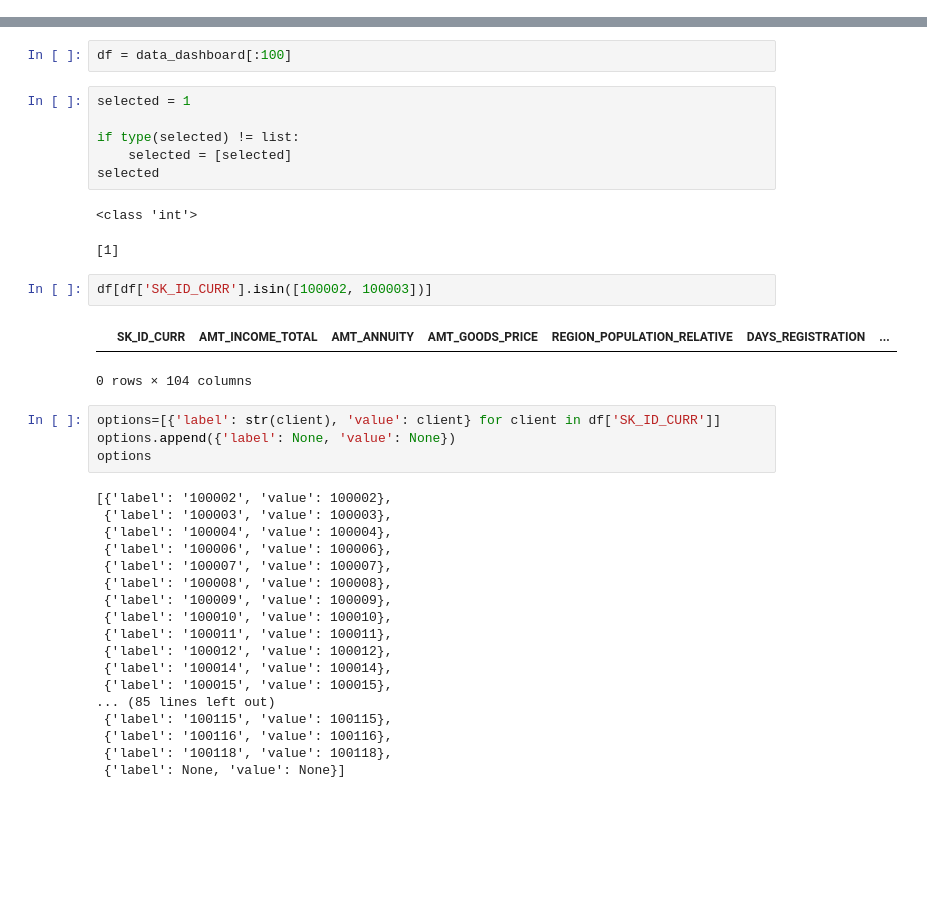
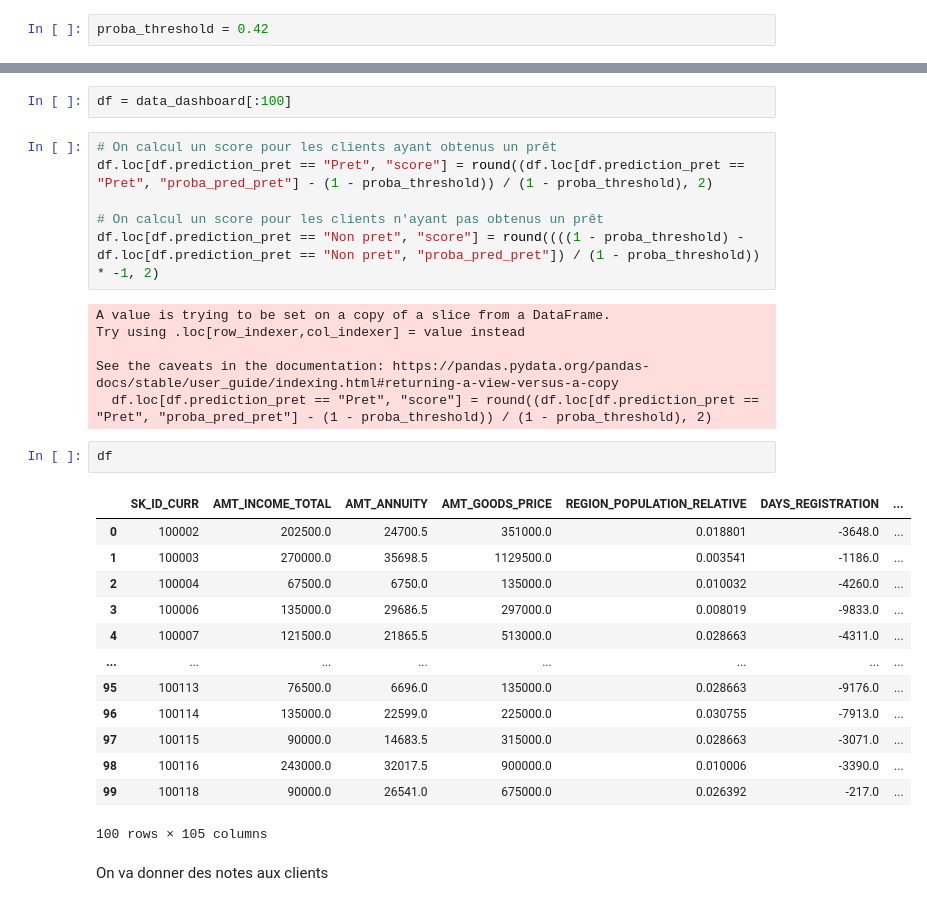
Before and after one commit to RubenHf/Scoring-model-banking, a Jupyter notebook: Halifa_Ruben_2_Dashboard_082023.ipynb, the cells around one changed output, grey strips where cells are left out. Drawn from its saved outputs; the diff is of its cells as text; blank space fills up the shorter version.

```diff
--- a/Halifa_Ruben_2_Dashboard_082023.ipynb
+++ b/Halifa_Ruben_2_Dashboard_082023.ipynb
@@ -25 +27,3 @@ model = load_model("banking_model_20230901135647")
+# %%
+proba_threshold = 0.42
 # %%
@@ -74,38 +58,32 @@ df.iloc[:, cols]
 # %%
 df = data_dashboard[:100]
-# %%
-selected = 1
-
-if type(selected) != list:
-    selected = [selected]
-selected
-# %% [output]
-<class 'int'>
-[1]
-# %%
-df[df['SK_ID_CURR'].isin([100002, 100003])]
-# %% [output]
-|  | SK_ID_CURR | AMT_INCOME_TOTAL | AMT_ANNUITY | AMT_GOODS_PRICE | REGION_POPULATION_RELATIVE | DAYS_REGISTRATION | ... |
-0 rows × 104 columns
-# %%
-options=[{'label': str(client), 'value': client} for client in df['SK_ID_CURR']]
-options.append({'label': None, 'value': None})
-options
-# %% [output]
-[{'label': '100002', 'value': 100002},
- {'label': '100003', 'value': 100003},
- {'label': '100004', 'value': 100004},
- {'label': '100006', 'value': 100006},
- {'label': '100007', 'value': 100007},
- {'label': '100008', 'value': 100008},
- {'label': '100009', 'value': 100009},
- {'label': '100010', 'value': 100010},
- {'label': '100011', 'value': 100011},
- {'label': '100012', 'value': 100012},
- {'label': '100014', 'value': 100014},
- {'label': '100015', 'value': 100015},
-... (85 lines left out)
- {'label': '100115', 'value': 100115},
- {'label': '100116', 'value': 100116},
- {'label': '100118', 'value': 100118},
- {'label': None, 'value': None}]
+# %%
+# On calcul un score pour les clients ayant obtenus un prêt
+df.loc[df.prediction_pret == "Pret", "score"] = round((df.loc[df.prediction_pret == "Pret", "proba_pred_pret"] - (1 - proba_threshold)) / (1 - proba_threshold), 2)
+
+# On calcul un score pour les clients n'ayant pas obtenus un prêt
+df.loc[df.prediction_pret == "Non pret", "score"] = round((((1 - proba_threshold) - df.loc[df.prediction_pret == "Non pret", "proba_pred_pret"]) / (1 - proba_threshold)) * -1, 2)
+# %% [output]
+A value is trying to be set on a copy of a slice from a DataFrame.
+Try using .loc[row_indexer,col_indexer] = value instead
+
+See the caveats in the documentation: https://pandas.pydata.org/pandas-docs/stable/user_guide/indexing.html#returning-a-view-versus-a-copy
+  df.loc[df.prediction_pret == "Pret", "score"] = round((df.loc[df.prediction_pret == "Pret", "proba_pred_pret"] - (1 - proba_threshold)) / (1 - proba_threshold), 2)
+# %%
+df
+# %% [output]
+|  | SK_ID_CURR | AMT_INCOME_TOTAL | AMT_ANNUITY | AMT_GOODS_PRICE | REGION_POPULATION_RELATIVE | DAYS_REGISTRATION | ... |
+| 0 | 100002 | 202500.0 | 24700.5 | 351000.0 | 0.018801 | -3648.0 | ... |
+| 1 | 100003 | 270000.0 | 35698.5 | 1129500.0 | 0.003541 | -1186.0 | ... |
+| 2 | 100004 | 67500.0 | 6750.0 | 135000.0 | 0.010032 | -4260.0 | ... |
+| 3 | 100006 | 135000.0 | 29686.5 | 297000.0 | 0.008019 | -9833.0 | ... |
+| 4 | 100007 | 121500.0 | 21865.5 | 513000.0 | 0.028663 | -4311.0 | ... |
+| ... | ... | ... | ... | ... | ... | ... | ... |
+| 95 | 100113 | 76500.0 | 6696.0 | 135000.0 | 0.028663 | -9176.0 | ... |
+| 96 | 100114 | 135000.0 | 22599.0 | 225000.0 | 0.030755 | -7913.0 | ... |
+| 97 | 100115 | 90000.0 | 14683.5 | 315000.0 | 0.028663 | -3071.0 | ... |
+| 98 | 100116 | 243000.0 | 32017.5 | 900000.0 | 0.010006 | -3390.0 | ... |
+| 99 | 100118 | 90000.0 | 26541.0 | 675000.0 | 0.026392 | -217.0 | ... |
+100 rows × 105 columns
+# %% [markdown]
+On va donner des notes aux clients
```
Also changed, not shown: parts of 33 cells of this notebook, 13 other files.
